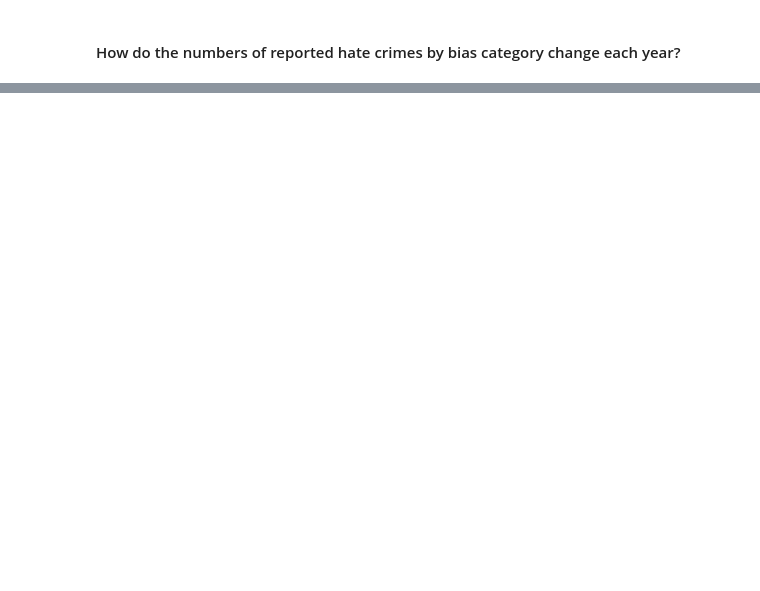
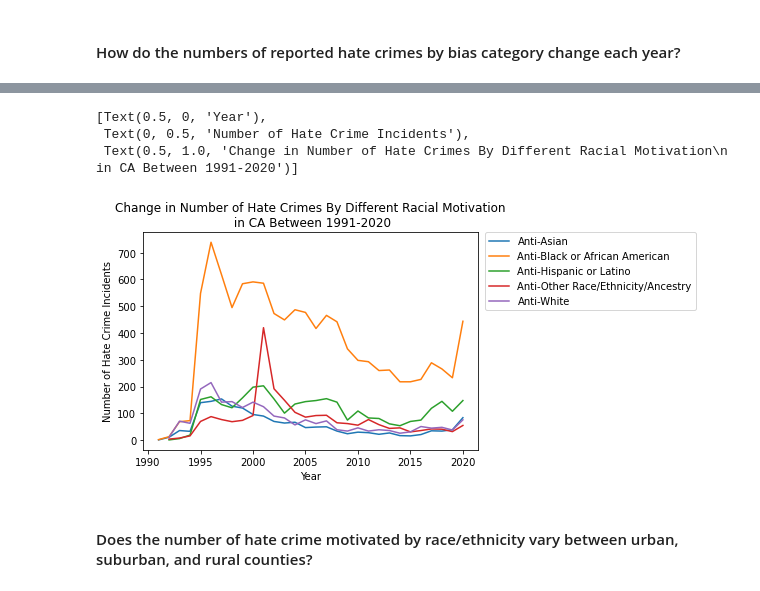
Before and after one commit to shraddha1803/STA_141B_Project, a Jupyter notebook: analysis/final_hc_analysis.ipynb, the cells around one changed output, grey strips where cells are left out. Drawn from its saved outputs; the diff is of its cells as text; code cells hidden in the pictures; blank space fills up the shorter version.

```diff
--- a/analysis/final_hc_analysis.ipynb
+++ b/analysis/final_hc_analysis.ipynb
@@ -330,0 +413,19 @@ racebias_20_map
+# %%
+# Take top 5 races with most hate crime incidents to plot a line plot easier to look at
+top_race = CA_racebias_hc.groupby("bias_desc").sum().sort_values("num_race_incident", ascending = False)
+top_5_race = list(top_race.iloc[0:5].index)
+top_5_race_hc = CA_racebias_hc[CA_racebias_hc["bias_desc"].isin(top_5_race)]
+
+# Line plot of number of reported hate crimes by race/ethn category over the years in CA
+CA_racebias_hc_plt = sns.lineplot(data = top_5_race_hc[["year", "num_race_incident", "bias_desc"]],
+                                  x = "year", y = "num_race_incident", hue = "bias_desc")
+CA_racebias_hc_plt.legend(bbox_to_anchor=(1.65, 1), loc="upper right", borderaxespad=0)
+CA_racebias_hc_plt.set(xlabel = "Year", ylabel = "Number of Hate Crime Incidents",
+                title = "Change in Number of Hate Crimes By Different Racial Motivation\n in CA Between 1991-2020")
+# %% [output]
+[Text(0.5, 0, 'Year'),
+ Text(0, 0.5, 'Number of Hate Crime Incidents'),
+ Text(0.5, 1.0, 'Change in Number of Hate Crimes By Different Racial Motivation\n in CA Between 1991-2020')]
+[figure, added]
+# %% [markdown]
+#### Does the number of hate crime motivated by race/ethnicity vary between urban, suburban, and rural counties?
```
Also changed, not shown: parts of 18 cells of this notebook, 3 other files.
